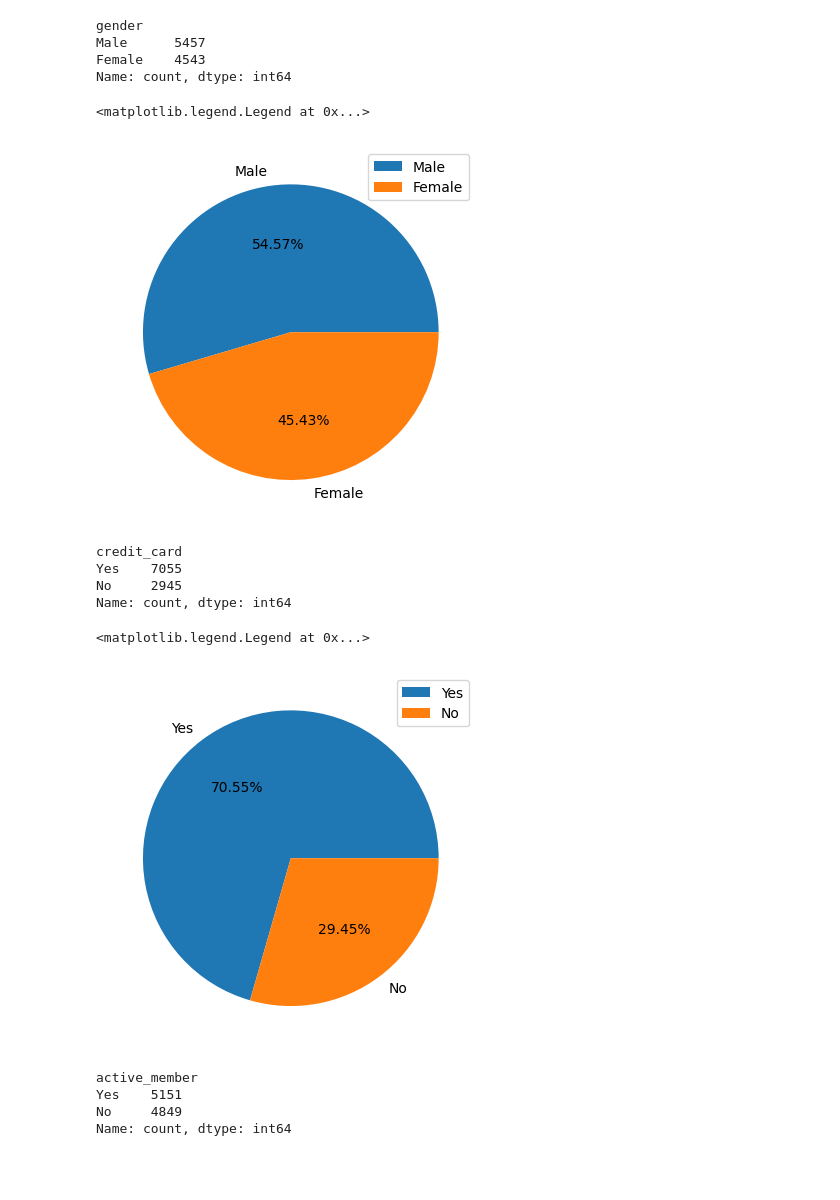
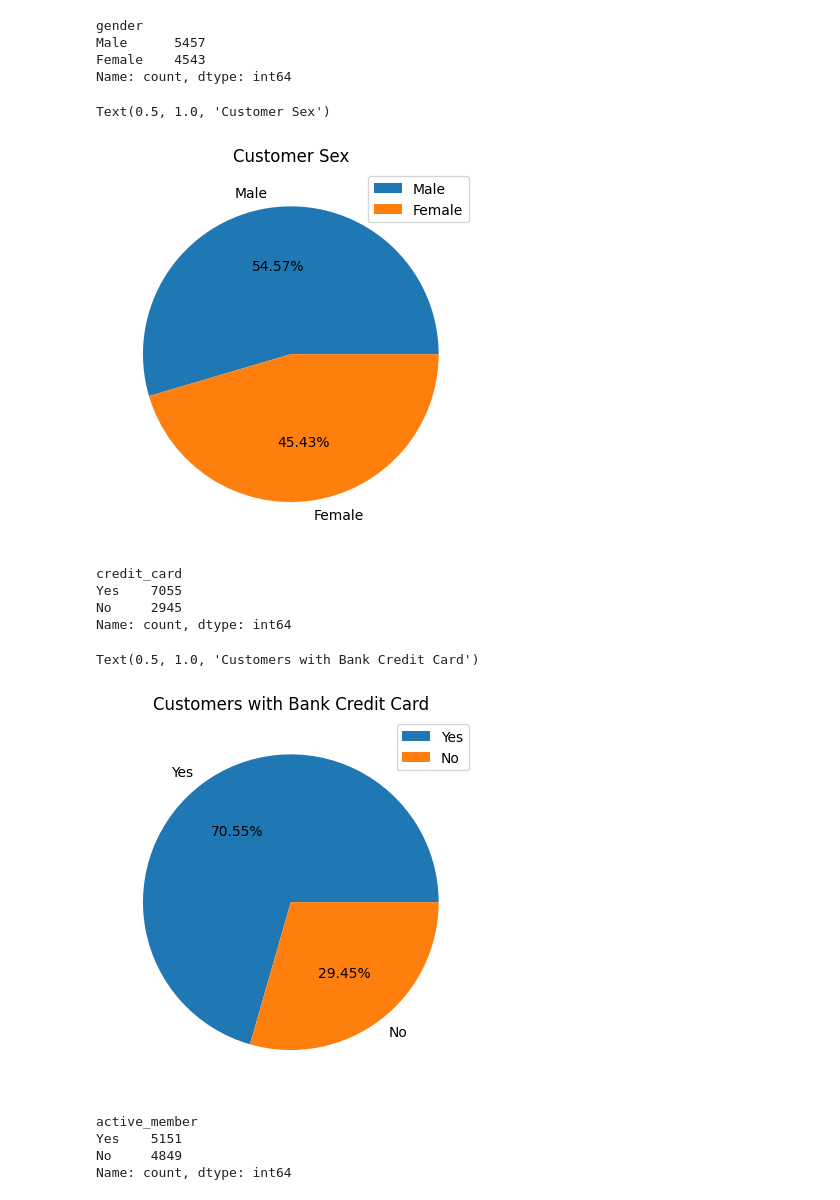
Before and after one commit to ZacTanner/Bank-Customer-Churn-Analysis, a Jupyter notebook: Customer Churn.ipynb, the cells around one changed output. Saved outputs shown, nothing was run; the diff lists cells and outputs as text; code cells hidden in the pictures; blank space fills up the shorter version.

```diff
--- a/Customer Churn.ipynb
+++ b/Customer Churn.ipynb
@@ -215,10 +200,11 @@ Name: count, dtype: int64
 # %%
 plt.pie(Sex,labels=Sex.index,autopct='%0.2f%%')
 plt.legend(bbox_to_anchor=(1.0,1))
+plt.title('Customer Sex')
 #It is close to even split, with slightly more than half of customers being men.
 # %% [output]
-<matplotlib.legend.Legend at 0x...>
+Text(0.5, 1.0, 'Customer Sex')
-[figure, old version]
+[figure, new version]
 # %%
 #Whether a customer has credit card with the bank
 CC = df['credit_card'].value_counts()
@@ -232,10 +218,11 @@ Name: count, dtype: int64
 # %%
 plt.pie(CC,labels=CC.index,autopct='%0.2f%%')
 plt.legend(bbox_to_anchor=(1.0,1))
+plt.title('Customers with Bank Credit Card')
 #Over 2/3 of customers have a credit card with the bank
 # %% [output]
-<matplotlib.legend.Legend at 0x...>
+Text(0.5, 1.0, 'Customers with Bank Credit Card')
-[figure, old version]
+[figure, new version]
 # %%
 #Whether customer is an active member of the bank
 active = df['active_member'].value_counts()
```
Also changed, not shown: parts of 20 cells of this notebook.
